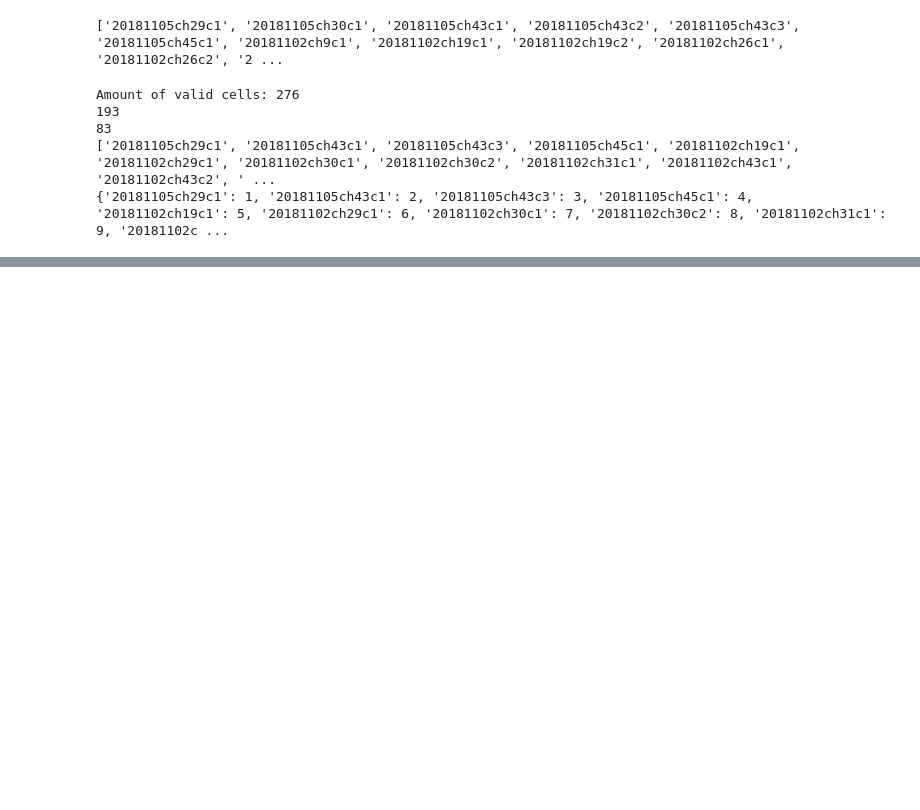
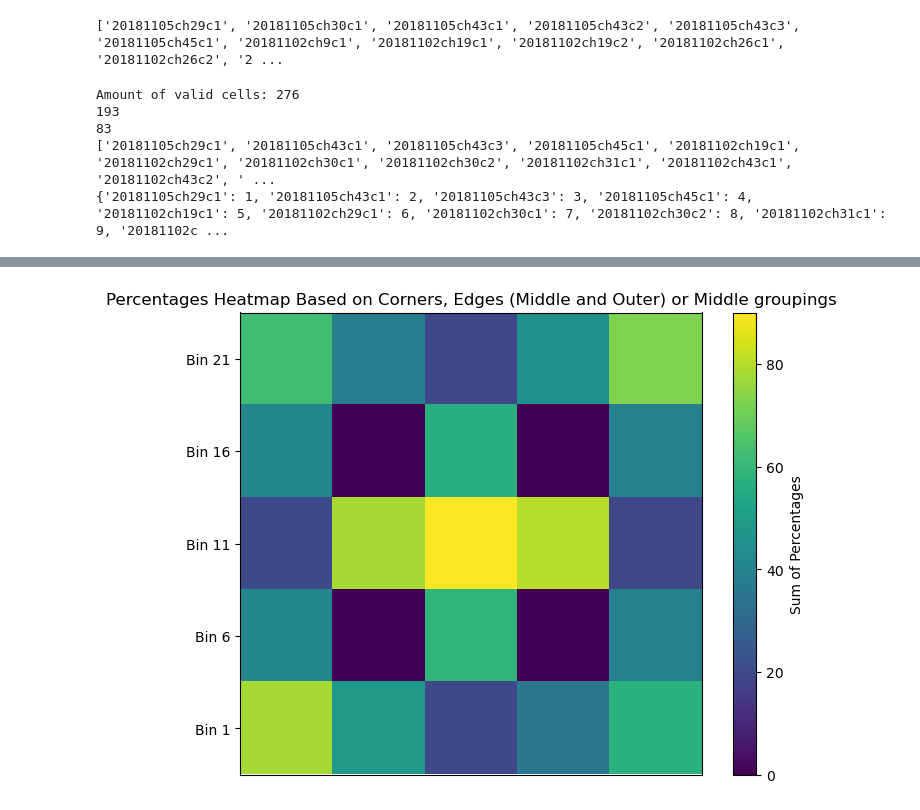
Before and after one commit to shellmatthewk/N1ShihChengLabWork, a Jupyter notebook: Week6/population_prob_distribution.ipynb, the cells around one changed output, grey strips where cells are left out. Cells and saved outputs as stored; diff of their text form; code cells hidden in the pictures; blank space fills up the shorter version.

```diff
--- a/Week6/population_prob_distribution.ipynb
+++ b/Week6/population_prob_distribution.ipynb
@@ -230,0 +406,52 @@ print(len(valid_cells_distribution))
+# %%
+matrix = np.zeros((5, 5))
+bins = [1, 2, 3, 4, 5, 6, 7, 8, 9, 10, 11, 12, 13, 14, 15, 16, 17, 18, 19, 20, 21, 22, 23, 24, 25]
+bin_to_index = {bin_num: idx for idx, bin_num in enumerate(bins)}
+
+grouping_corners = [1,5,21,25]
+grouping_mid_edges = [3,11,23,15]
+grouping_middle = [12,13,14,8,18]
+grouping_outer_edges = [22,24,6,16,2,4,10,20]
+bin_sums = {bin_num: 0 for bin_num in bins}
+
+for bin_num, percentages in averages.items():
+    if bin_num in bin_to_index:
+        if bin_num in grouping_corners:
+            for b in grouping_corners:
+                if b in percentages:
+                    bin_sums[bin_num] += percentages[b]
+        elif bin_num in grouping_mid_edges:
+            for b in grouping_mid_edges:
+                if b in percentages:
+                    bin_sums[bin_num] += percentages[b]
+        elif bin_num in grouping_middle:
+            for b in grouping_middle:
+                if b in percentages:
+                    bin_sums[bin_num] += percentages[b]
+        elif bin_num in grouping_outer_edges:
+            for b in grouping_outer_edges:
+                if b in percentages:
+                    bin_sums[bin_num] += percentages[b]
+
+for bin_num, total_percentage in bin_sums.items():
+    if bin_num in bin_to_index:
+        row_idx = bin_to_index[bin_num] // 5
+        col_idx = bin_to_index[bin_num] % 5
+        if bin_num in [7, 9, 17, 19]:
+            matrix[row_idx, col_idx] = 0
+        else:
+            matrix[row_idx, col_idx] = total_percentage
+
+plt.figure(figsize=(8, 6))
+plt.imshow(matrix, cmap='viridis', interpolation='nearest')
+plt.colorbar(label='Sum of Percentages')
+plt.xticks(ticks=np.arange(0), labels=[])
+plt.yticks(ticks=np.arange(5), labels=['Bin 21','Bin 16', 'Bin 11', 'Bin 6','Bin 1'])
+plt.title('Percentages Heatmap Based on Corners, Edges (Middle and Outer) or Middle groupings')
+if to_save:
+    if not os.path.exists(figsave_dir):
+        os.makedirs(figsave_dir)
+    plt.savefig(f'{figsave_dir}/prob_distribution_groupings.png', bbox_inches='tight')
+plt.show()
+# %% [output]
+[figure, added]
```
Also changed, not shown: parts of 20 cells of this notebook, 6 other files.
